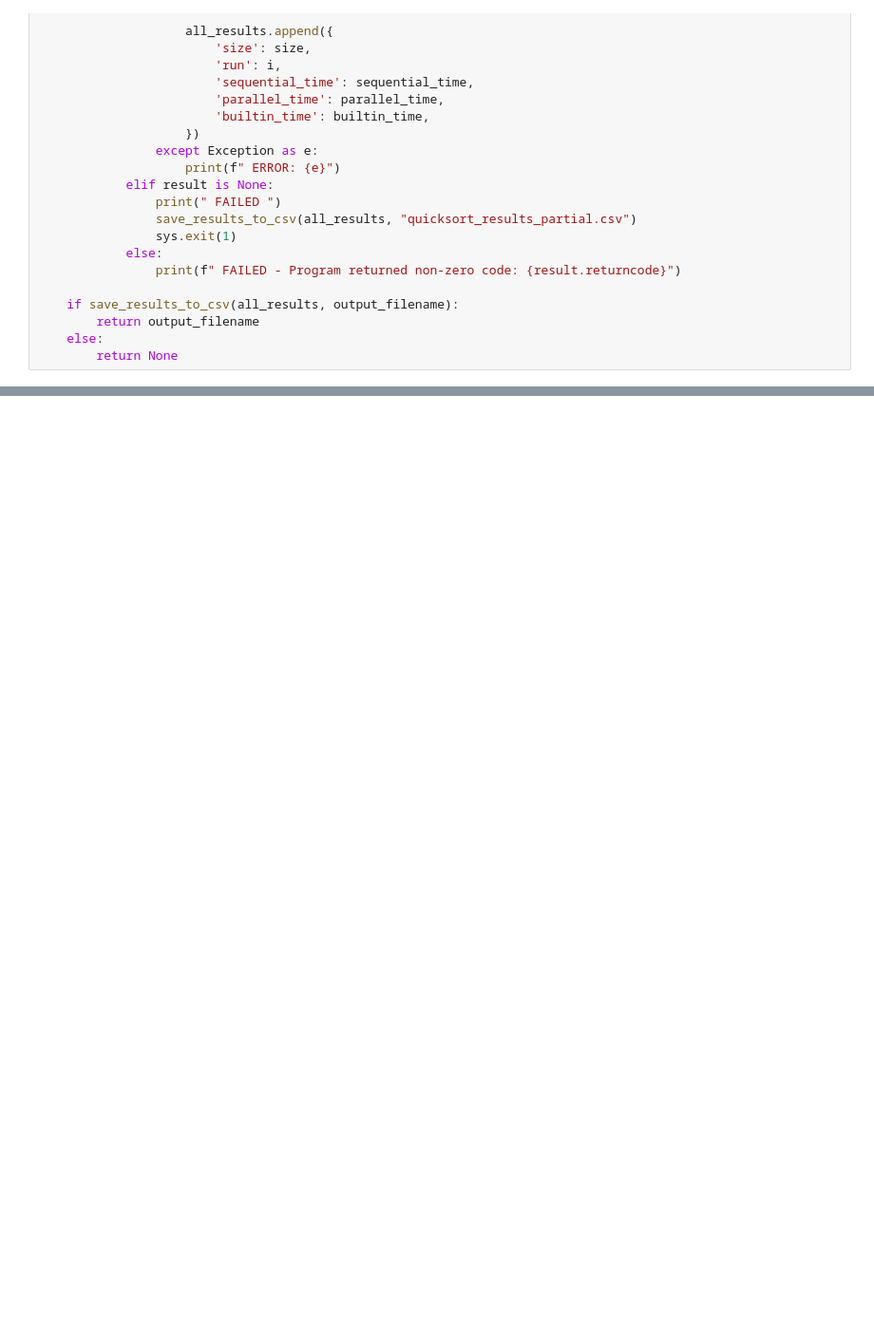
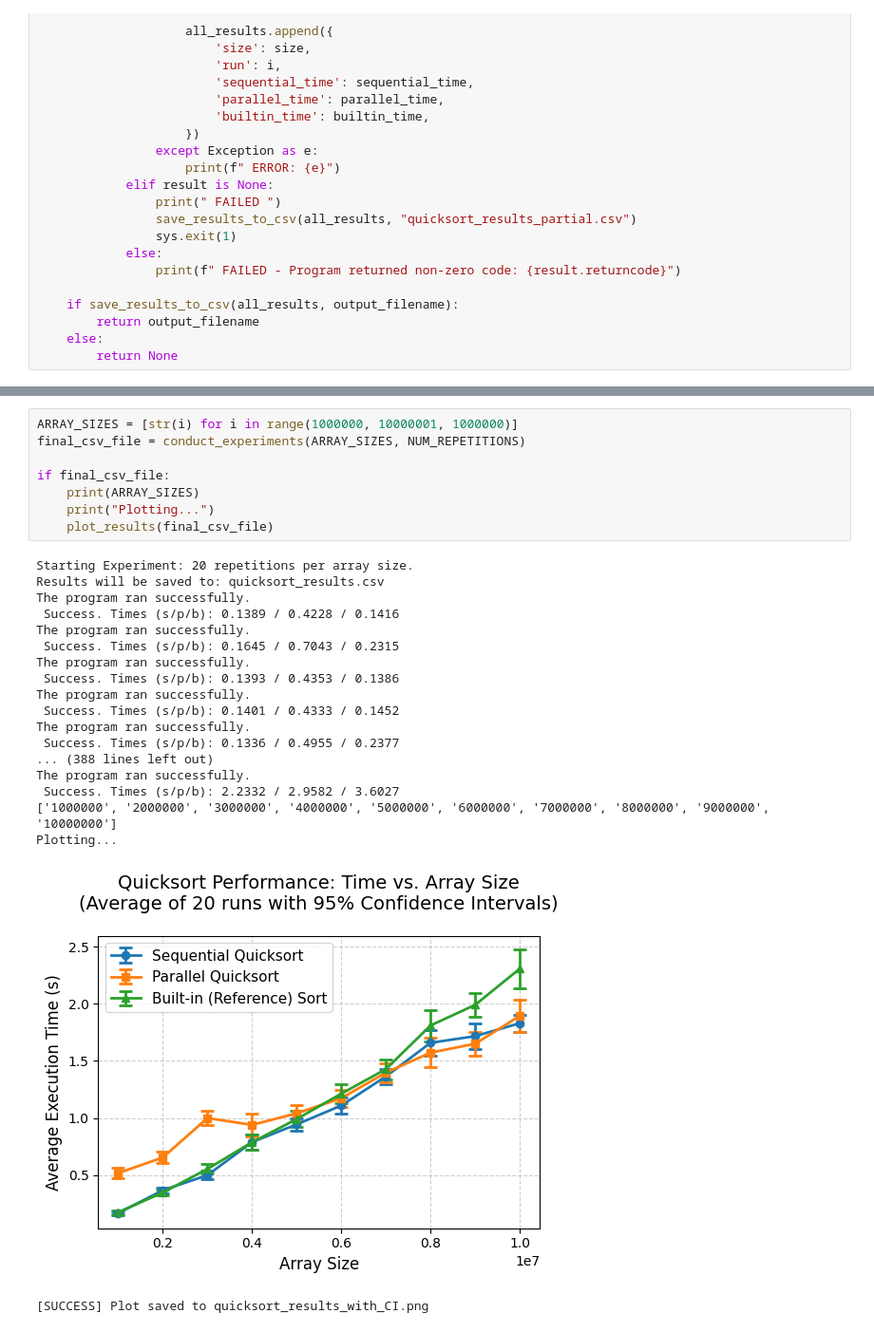
Before and after one commit to mcucii/SMPE-2025-2026-M2AI, a Jupyter notebook: M2R-ParallelQuicksort/scripts/quicksort_benchmarking.ipynb, the cells around one changed output, grey strips where cells are left out. Shown at 95% size. Cells and saved outputs as stored; diff of their text form; blank space fills up the shorter version.

```diff
--- a/M2R-ParallelQuicksort/scripts/quicksort_benchmarking.ipynb
+++ b/M2R-ParallelQuicksort/scripts/quicksort_benchmarking.ipynb
@@ -190,0 +190,28 @@ Plotting...
+# %%
+ARRAY_SIZES = [str(i) for i in range(1000000, 10000001, 1000000)]
+final_csv_file = conduct_experiments(ARRAY_SIZES, NUM_REPETITIONS)
+
+if final_csv_file:
+    print(ARRAY_SIZES)
+    print("Plotting...")
+    plot_results(final_csv_file)
+# %% [output]
+Starting Experiment: 20 repetitions per array size.
+Results will be saved to: quicksort_results.csv
+The program ran successfully.
+ Success. Times (s/p/b): 0.1389 / 0.4228 / 0.1416
+The program ran successfully.
+ Success. Times (s/p/b): 0.1645 / 0.7043 / 0.2315
+The program ran successfully.
+ Success. Times (s/p/b): 0.1393 / 0.4353 / 0.1386
+The program ran successfully.
+ Success. Times (s/p/b): 0.1401 / 0.4333 / 0.1452
+The program ran successfully.
+ Success. Times (s/p/b): 0.1336 / 0.4955 / 0.2377
+... (388 lines left out)
+The program ran successfully.
+ Success. Times (s/p/b): 2.2332 / 2.9582 / 3.6027
+['1000000', '2000000', '3000000', '4000000', '5000000', '6000000', '7000000', '8000000', '9000000', '10000000']
+Plotting...
+[figure, added]
+[SUCCESS] Plot saved to quicksort_results_with_CI.png
```
Also changed, not shown: parts of 14 cells of this notebook, 4 other files.
